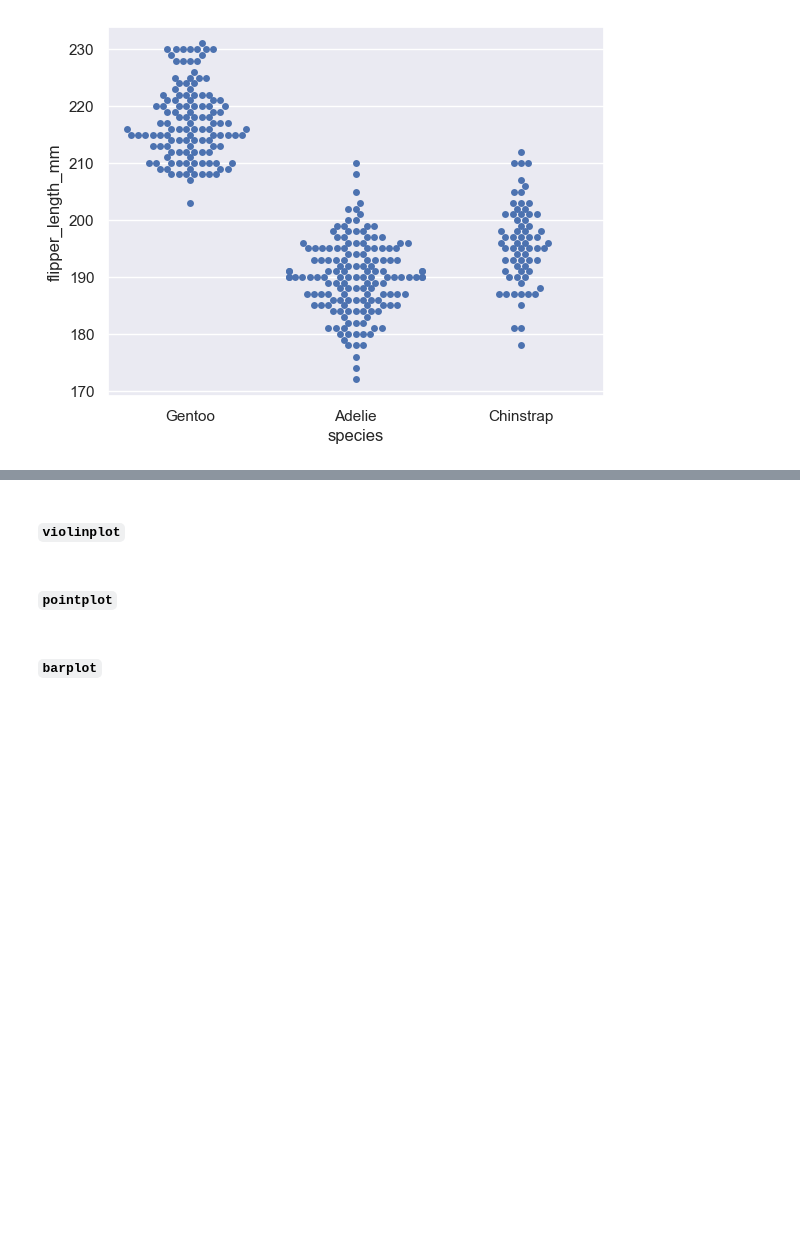
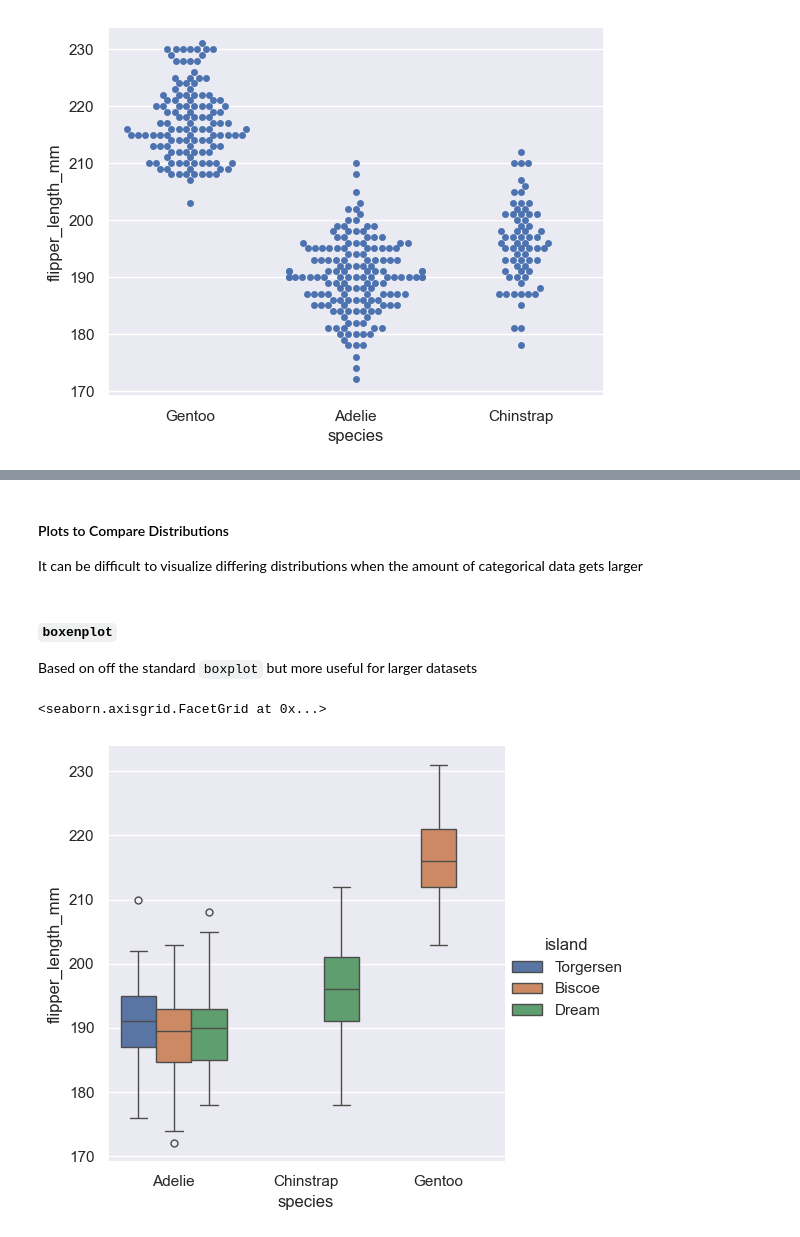
Before and after one commit to rjrdev/machine-learning-cheatsheets, a Jupyter notebook: 3_matplotlib_seaborn.ipynb, the cells around one changed output, grey strips where cells are left out. Drawn from its saved outputs; the diff is of its cells as text; code cells hidden in the pictures; blank space fills up the shorter version.

Commit message:
initial draft for matplotlib and seaborn cheatsheet

```diff
--- a/3_matplotlib_seaborn.ipynb
+++ b/3_matplotlib_seaborn.ipynb
@@ -618,6 +616,13 @@ sns.swarmplot(penguins,
-# %% [markdown]
-#### `violinplot`
-# %% [markdown]
-#### `pointplot`
-# %% [markdown]
-#### `barplot`
+# %% [markdown]
+#### Plots to Compare Distributions
+
+It can be difficult to visualize differing distributions when the amount of categorical data gets larger
+# %% [markdown]
+##### `boxenplot`
+
+Based on off the standard `boxplot` but more useful for larger datasets
+# %%
+sns.catplot(data=penguins, x="species", y="flipper_length_mm", hue="island", kind="box")
+# %% [output]
+<seaborn.axisgrid.FacetGrid at 0x...>
+[figure, added]
```
Also changed, not shown: parts of 17 cells of this notebook.
